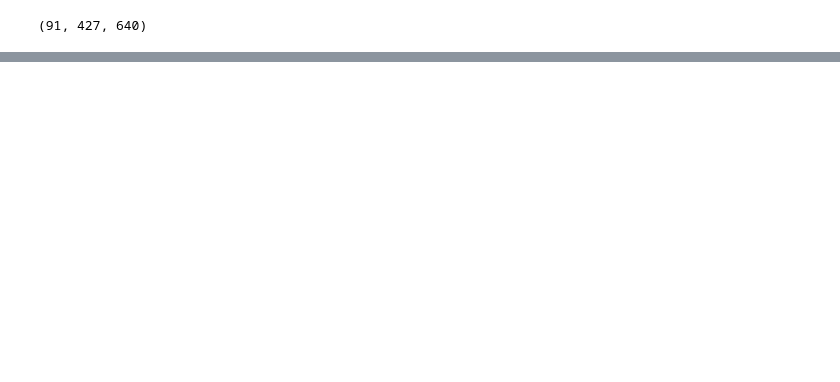
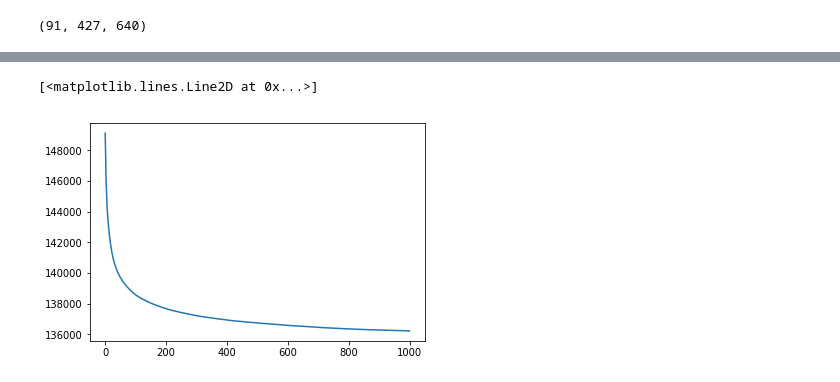
Before and after one commit to Beanin/object-to-object-style-transfer, a Jupyter notebook: transfer.ipynb, the cells around one changed output, grey strips where cells are left out. Saved outputs shown, nothing was run; the diff lists cells and outputs as text; code cells hidden in the pictures; blank space fills up the shorter version.

```diff
--- a/transfer.ipynb
+++ b/transfer.ipynb
@@ -152,7 +163,7 @@ def extract_patches(x, newH, newW, T):
     return torch.cat([get_patch(x, i, j, T).unsqueeze(0) for i, j in itertools.product(range(newH), range(newW))], dim=0)
 
 def get_style_loss(content_masks, style_masks, gen_layer, style_layer):
-    T = 3
+    T = 5
     s = torch.cat((style_layer, style_masks), dim=1)
     g = torch.cat((gen_layer, content_masks), dim=1)
     _, _, H, W = s.shape
@@ -178,6 +189,6 @@ def normalize(tensor):
 # %%
 def extract_layer_masks(initial_masks, h, w, beta, use_cuda=True):
     if torch.cuda.is_available and use_cuda:
-        return Variable(beta * downsample(torch.FloatTensor(initial_masks).cuda(), (h, w)), requires_grad=False)
+        return Variable(beta * downsample(torch.FloatTensor(initial_masks), (h, w)).cuda(), requires_grad=False)
     else:
         return Variable(beta * downsample(torch.FloatTensor(initial_masks), (h, w)), requires_grad=False)
@@ -184,35 +214,21 @@ def extract_layer_masks(initial_masks, h, w, beta, use_cuda=True):
 # %%
-import torch.optim as optim
-optimizer = optim.Adam([gen_var], lr = 1.0)
-ALPHA_1 = 1
-ALPHA_2 = 0.5
-
-BETA = 20 ** 0.5
-
-h, w = style3_1.shape[2:]
-
-content_masks_3_1 = extract_layer_masks(content_masks, h, w, BETA)
-style_masks_3_1 = extract_layer_masks(style_masks, h, w, BETA)
-
-h, w = style4_1.shape[2:]
-content_masks_4_1 = extract_layer_masks(content_masks, h, w, BETA)
-style_masks_4_1 = extract_layer_masks(style_masks, h, w, BETA)
-
-for i in range(100):
-    adjust_lr(optimizer, 1.0, 0.8, i)
+for i in range(1000):
+    adjust_lr(optimizer, 10, 0.95, i)
     optimizer.zero_grad()
 
     gen3_1, gen4_1 = trans.forward(normalize(gen_var))
-
-
 
     style_loss_3_1 = get_style_loss(content_masks_3_1, style_masks_3_1, gen3_1, style3_1)
     style_loss_4_1 = get_style_loss(content_masks_4_1, style_masks_4_1, gen4_1, style4_1)
 
     content_loss = ((cont3_1 - gen3_1) ** 2).sum() + ((cont4_1 - gen4_1) ** 2).sum()
 
-    loss = ALPHA_1 * content_loss + ALPHA_2 * (style_loss_3_1 + style_loss_4_1)
-    if i % 30 == 0:
+    loss = ALPHA_1 * content_loss + ALPHA_2 * (style_loss_4_1 + style_loss_3_1)
+
+    losses.append(loss.data[0])
+    content_losses.append(content_loss.data[0])
+
+    if i % 100 == 0:
         print("Iteration:", i, "Loss:", loss.data[0])
         print("Content Loss:", content_loss.data[0]* ALPHA_1)
         print("Style Loss 3_1:", style_loss_3_1.data[0] * ALPHA_2)
@@ -224,3 +256,8 @@ RuntimeError: can't convert CUDA tensor to numpy (it doesn't support GPU arrays)
+# %%
+plt.plot(range(len(losses)), losses)
+# %% [output]
+[<matplotlib.lines.Line2D at 0x...>]
+[figure, added]
 # %%
 plt.imshow(np.moveaxis(normalize(gen_var[0]).cpu().data.numpy(), 0, -1))
 plt.show()
```
Also changed, not shown: parts of 8 cells of this notebook.
